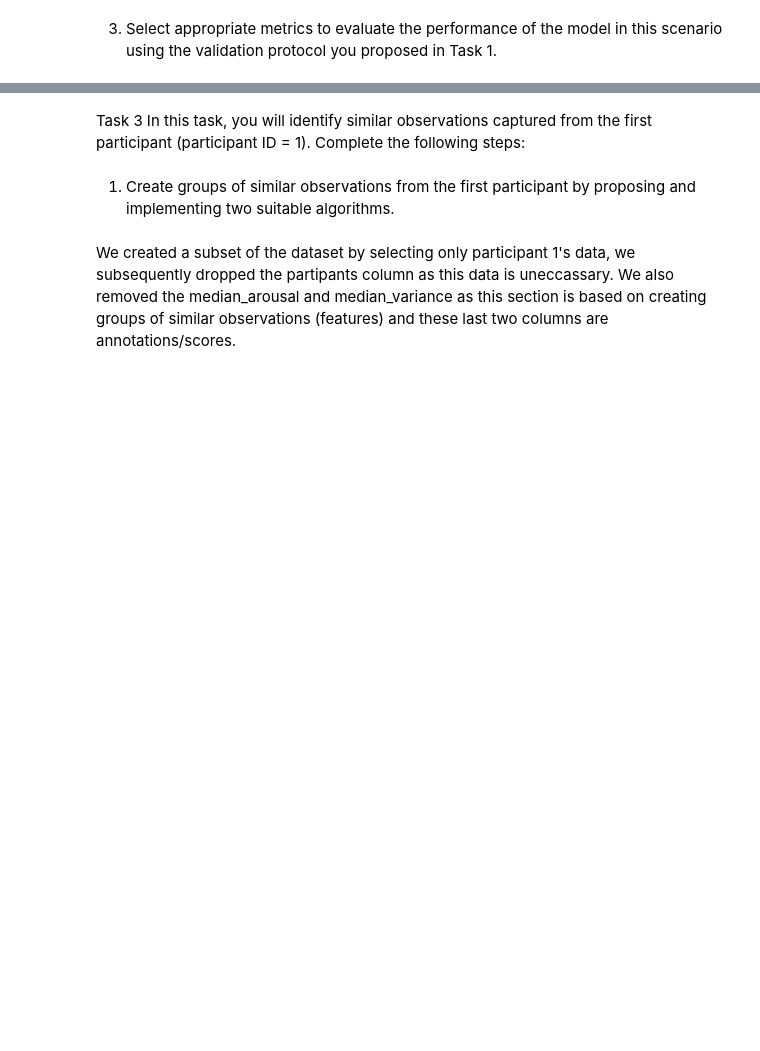
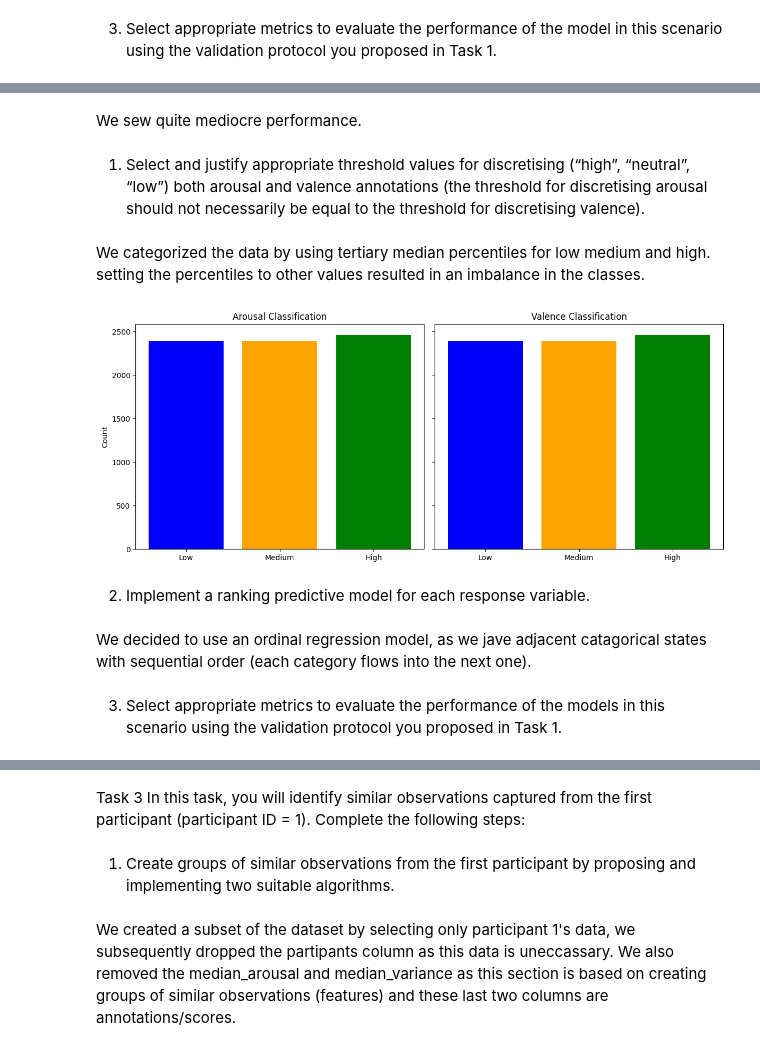
Before and after one commit to matsammut/ARI5102-Data_Analysis_Techniques, a Jupyter notebook: Matteo_Sammut.ipynb, the cells around one changed output, grey strips where cells are left out. Drawn from its saved outputs; the diff is of its cells as text; code cells hidden in the pictures; blank space fills up the shorter version.

```diff
--- a/Matteo_Sammut.ipynb
+++ b/Matteo_Sammut.ipynb
@@ -322,2 +360,57 @@ SVM R^2 (valence): -1.1272
 
 SVM MedAE (valence): 0.0000
+# %% [markdown]
+We sew quite mediocre performance.
+# %% [markdown]
+1. Select and justify appropriate threshold values for discretising (“high”, “neutral”,
+“low”) both arousal and valence annotations (the threshold for discretising arousal should not necessarily be equal to the threshold for discretising valence).
+# %% [markdown]
+We categorized the data by using tertiary median percentiles for low medium and high. setting the percentiles to other values resulted in an imbalance in the classes.
+# %%
+# arousal_low_thresh = np.percentile(y_arousal['median_arousal'], 33)
+# arousal_high_thresh = np.percentile(y_arousal['median_arousal'], 90)
+
+# valence_low_thresh = np.percentile(y_valence['median_valence'], 15)
+# valence_high_thresh = np.percentile(y_valence['median_valence'], 66)
+arousal_low_thresh = np.percentile(y_arousal['median_arousal'], 33)
+arousal_high_thresh = np.percentile(y_arousal['median_arousal'], 66)
+valence_low_thresh = np.percentile(y_valence['median_valence'], 33)
+valence_high_thresh = np.percentile(y_valence['median_valence'], 66)
+
+
+arousal_conditions = [ y_arousal['median_arousal'] <= arousal_low_thresh,y_arousal['median_arousal'] >= arousal_high_thresh]
+ranked_arousal = np.select(arousal_conditions, [0, 2], default=1)
+valence_conditions = [y_valence['median_valence'] <= valence_low_thresh,y_valence['median_valence'] >= valence_high_thresh]
+ranked_valence = np.select(valence_conditions, [0, 2], default=1)
+
+y_arousal_ranked = pd.concat([y_arousal['Participant'], pd.Series(ranked_arousal, name='arousal_rank')], axis=1)
+y_valence_ranked = pd.concat([y_valence['Participant'], pd.Series(ranked_valence, name='valence_rank')], axis=1)
+y_test_arousal_ranked = pd.concat([y_arousal_ranked[y_arousal_ranked['Participant'] == index] for index in test_participants_index]).drop(columns=['Participant'])
+y_train_arousal_ranked = pd.concat([y_arousal_ranked[y_arousal_ranked['Participant'] == index] for index in train_participants_index]).drop(columns=['Participant'])
+y_test_valence_ranked = pd.concat([y_valence_ranked[y_valence_ranked['Participant'] == index] for index in test_participants_index]).drop(columns=['Participant'])
+y_train_valence_ranked = pd.concat([y_valence_ranked[y_valence_ranked['Participant'] == index] for index in train_participants_index]).drop(columns=['Participant'])
+
+
+fig, axs = plt.subplots(1, 2, figsize=(12, 5), sharey=True)
+axs[0].bar(
+    ['Low', 'Medium', 'High'],
+    [np.sum(ranked_arousal == 0), np.sum(ranked_arousal == 1), np.sum(ranked_arousal == 2)],
+    color=['blue', 'orange', 'green']
+)
+axs[0].set_title('Arousal Classification')
+axs[0].set_ylabel('Count')
+axs[1].bar(
+    ['Low', 'Medium', 'High'],
+    [np.sum(ranked_valence == 0), np.sum(ranked_valence == 1), np.sum(ranked_valence == 2)],
+    color=['blue', 'orange', 'green']
+)
+axs[1].set_title('Valence Classification')
+
+plt.tight_layout()
+plt.show()
+# %% [output]
+[figure, added]
+# %% [markdown]
+2. Implement a ranking predictive model for each response variable.
+# %% [markdown]
+We decided to use an ordinal regression model, as we jave adjacent catagorical states with sequential order (each category flows into the next one).
@@ -323,0 +426,3 @@ SVM MedAE (valence): 0.0000
+# %% [markdown]
+3. Select appropriate metrics to evaluate the performance of the models in this scenario
+using the validation protocol you proposed in Task 1.
```
Also changed, not shown: parts of 23 cells of this notebook, 1 other file.
